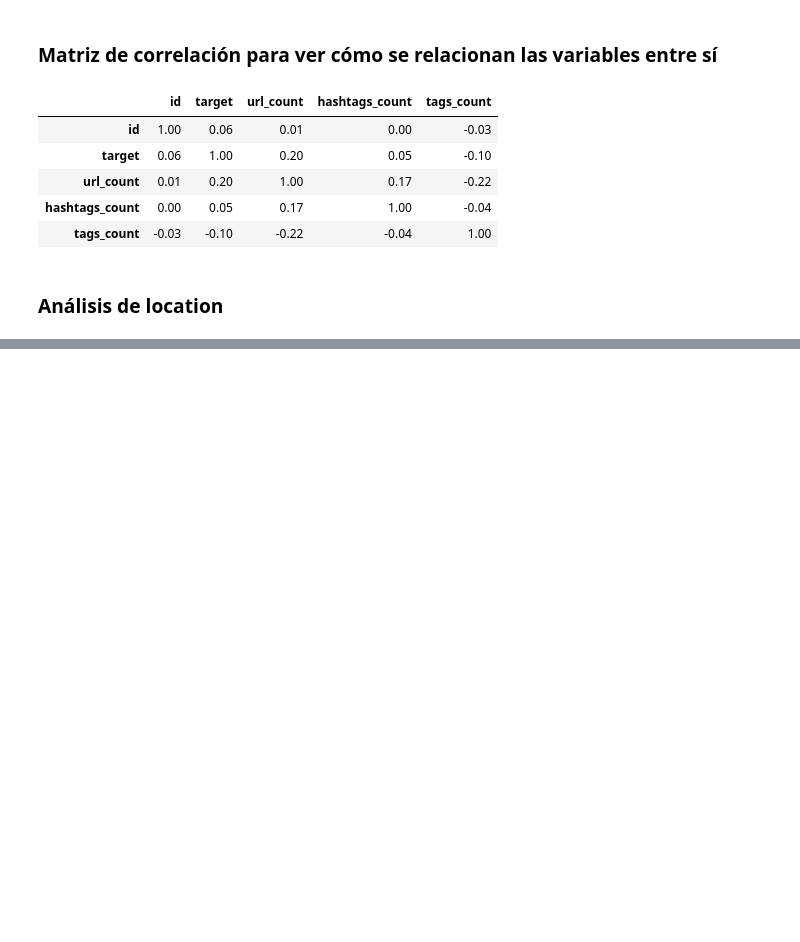
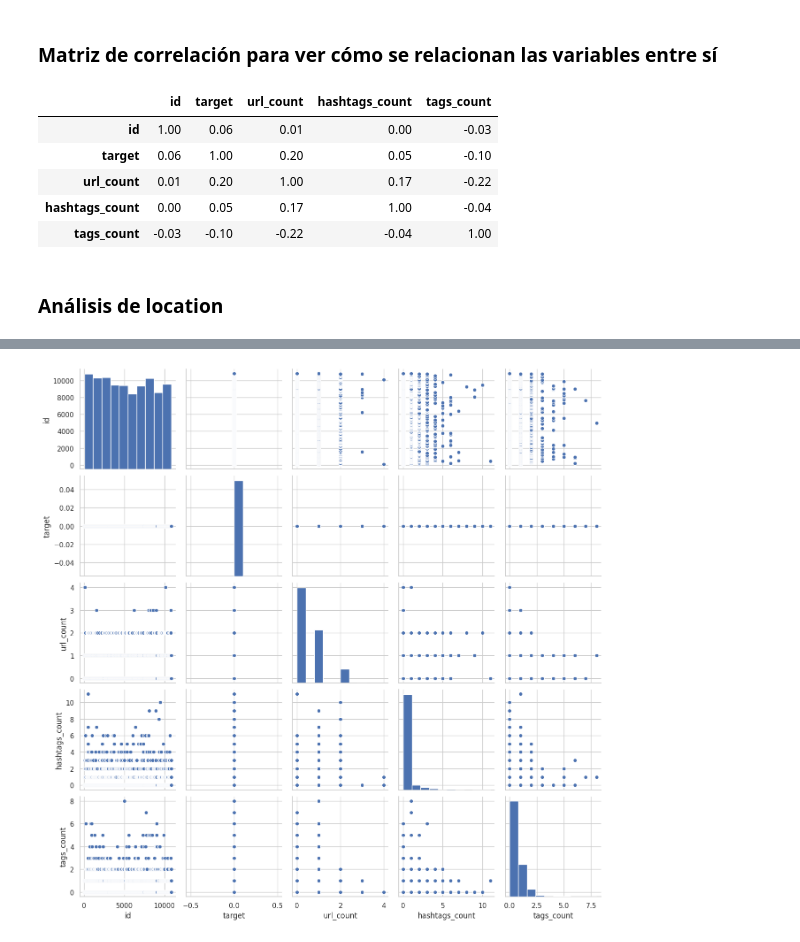
Before and after one commit to vnbarr/75.06-Datos, a Jupyter notebook: notebooks/TP1.ipynb, the cells around one changed output, grey strips where cells are left out. Saved outputs shown, nothing was run; the diff lists cells and outputs as text; code cells hidden in the pictures; blank space fills up the shorter version.

```diff
--- a/notebooks/TP1.ipynb
+++ b/notebooks/TP1.ipynb
@@ -499,0 +536,4 @@ sns.scatterplot(x="Length (Duration)", y="Popularity", data=tweets_location, hue
+# %%
+gsnum = sns.pairplot(tweets[tweets["target"] == 0].select_dtypes('number'))
+# %% [output]
+[figure, added]
```
Also changed, not shown: parts of 24 cells of this notebook.
